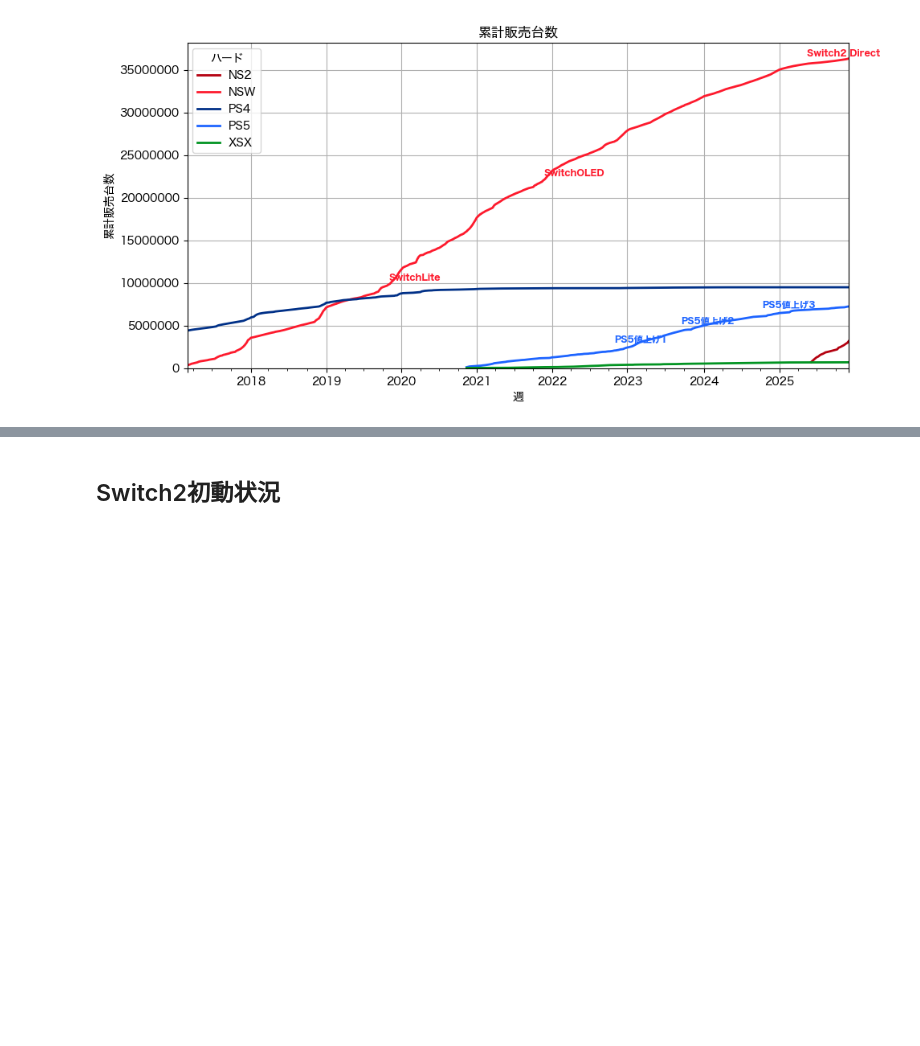
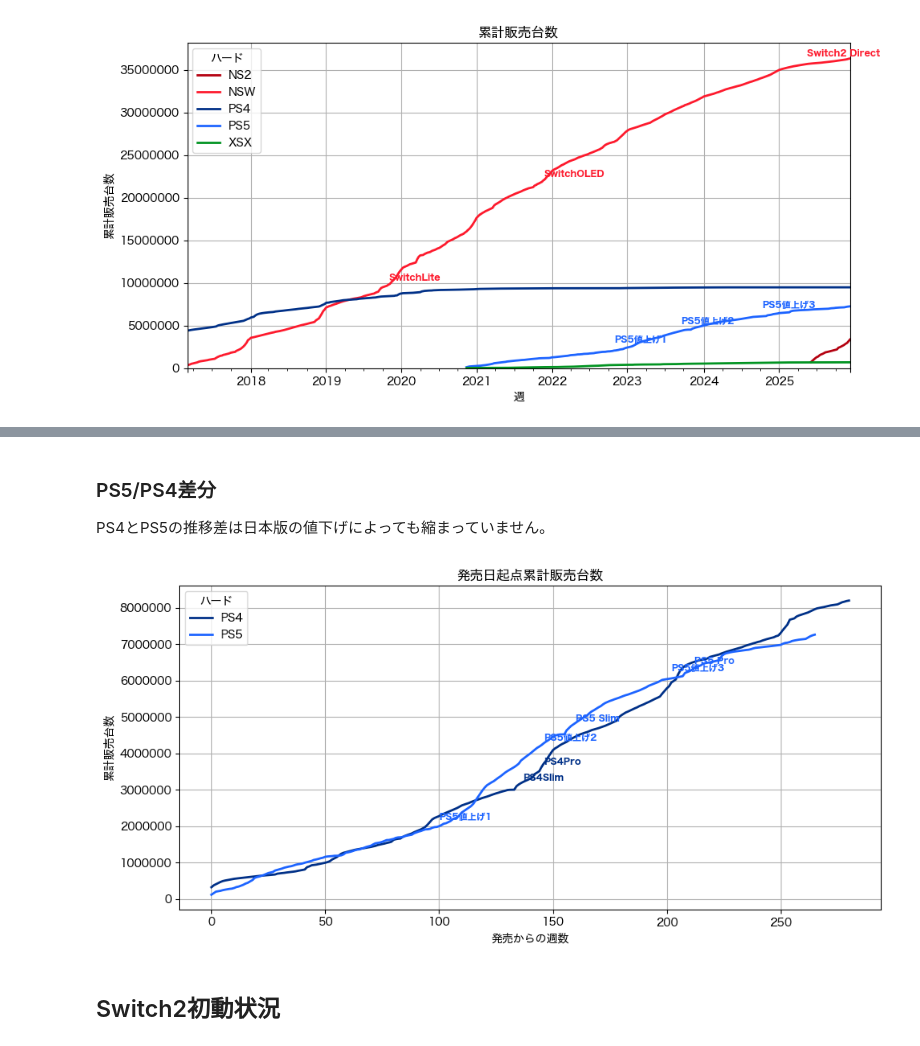
Before and after one commit to hidenden/gamedata, a Jupyter notebook: notebook/analysis/weekly_report.ipynb, the cells around one changed output, grey strips where cells are left out. Drawn from its saved outputs; the diff is of its cells as text; code cells hidden in the pictures; blank space fills up the shorter version.

```diff
--- a/notebook/analysis/weekly_report.ipynb
+++ b/notebook/analysis/weekly_report.ipynb
@@ -169,3 +181,12 @@ long_range_event_mask = he.EventMasks(hard=0.5, soft=0, event=0, price=0, sale=0
+# %% [markdown]
+### PS5/PS4差分
+
+PS4とPS5の推移差は日本版の値下げによっても縮まっていません｡
+# %%
+middle_range_event_mask = he.EventMasks(hard=1.5, soft=0, event=1, price=1, sale=0)
+(fig, df) = ph.plot_cumulative_sales_by_delta(hw=['PS4', 'PS5'], end=280, event_mask=middle_range_event_mask)
+# %% [output]
+[figure, added]
 # %% [markdown]
 ## Switch2初動状況
 # %% [markdown]
```
Also changed, not shown: parts of 21 cells of this notebook, 5 other files.
